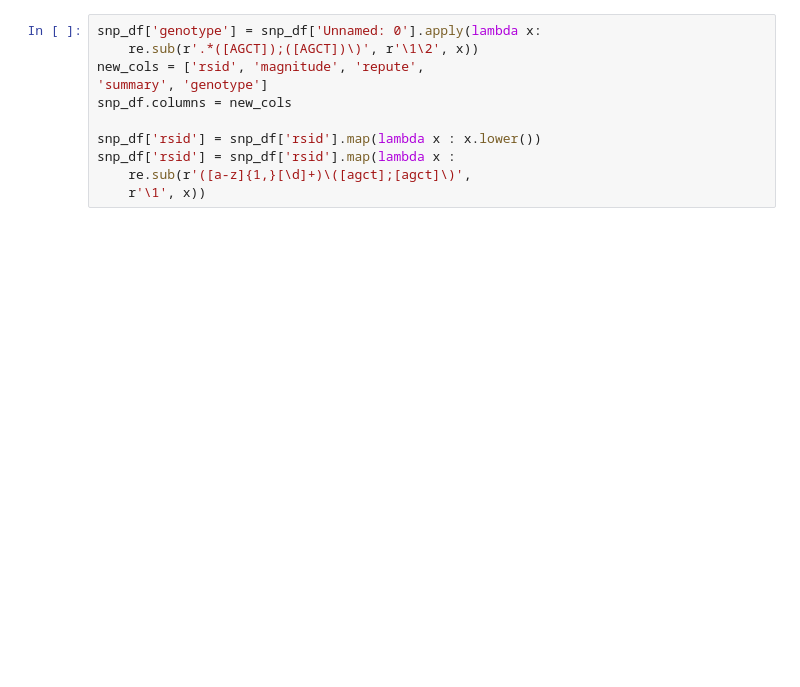
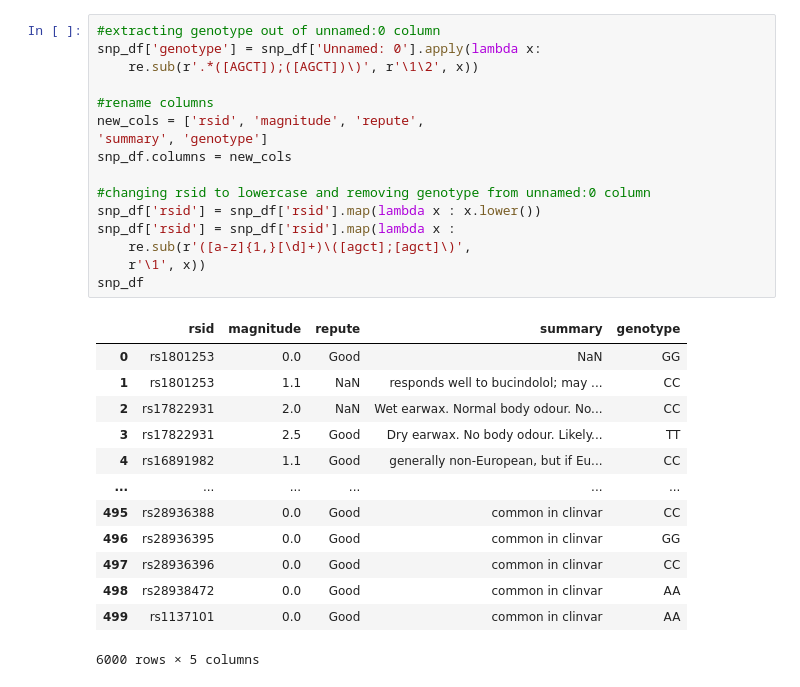
Before and after one commit to linzbush/23-me, a Jupyter notebook: main.ipynb, the cells around one changed output. Drawn from its saved outputs; the diff is of its cells as text; blank space fills up the shorter version.

```diff
--- a/main.ipynb
+++ b/main.ipynb
@@ -80,12 +139,31 @@ snp_df
 # %%
+#extracting genotype out of unnamed:0 column
 snp_df['genotype'] = snp_df['Unnamed: 0'].apply(lambda x:
 	re.sub(r'.*([AGCT]);([AGCT])\)', r'\1\2', x))
+
+#rename columns
 new_cols = ['rsid', 'magnitude', 'repute',
 'summary', 'genotype']
 snp_df.columns = new_cols
 
+#changing rsid to lowercase and removing genotype from unnamed:0 column
 snp_df['rsid'] = snp_df['rsid'].map(lambda x : x.lower())
 snp_df['rsid'] = snp_df['rsid'].map(lambda x :
 	re.sub(r'([a-z]{1,}[\d]+)\([agct];[agct]\)',
 	r'\1', x))
+snp_df
+# %% [output]
+|  | rsid | magnitude | repute | summary | genotype |
+| 0 | rs1801253 | 0.0 | Good | NaN | GG |
+| 1 | rs1801253 | 1.1 | NaN | responds well to bucindolol; may ... | CC |
+| 2 | rs17822931 | 2.0 | NaN | Wet earwax. Normal body odour. No... | CC |
+| 3 | rs17822931 | 2.5 | Good | Dry earwax. No body odour. Likely... | TT |
+| 4 | rs16891982 | 1.1 | Good | generally non-European, but if Eu... | CC |
+| ... | ... | ... | ... | ... | ... |
+| 495 | rs28936388 | 0.0 | Good | common in clinvar | CC |
+| 496 | rs28936395 | 0.0 | Good | common in clinvar | GG |
+| 497 | rs28936396 | 0.0 | Good | common in clinvar | CC |
+| 498 | rs28938472 | 0.0 | Good | common in clinvar | AA |
+| 499 | rs1137101 | 0.0 | Good | common in clinvar | AA |
+6000 rows × 5 columns
 # %%
```
Also changed, not shown: parts of 10 cells of this notebook, 3 other files.
